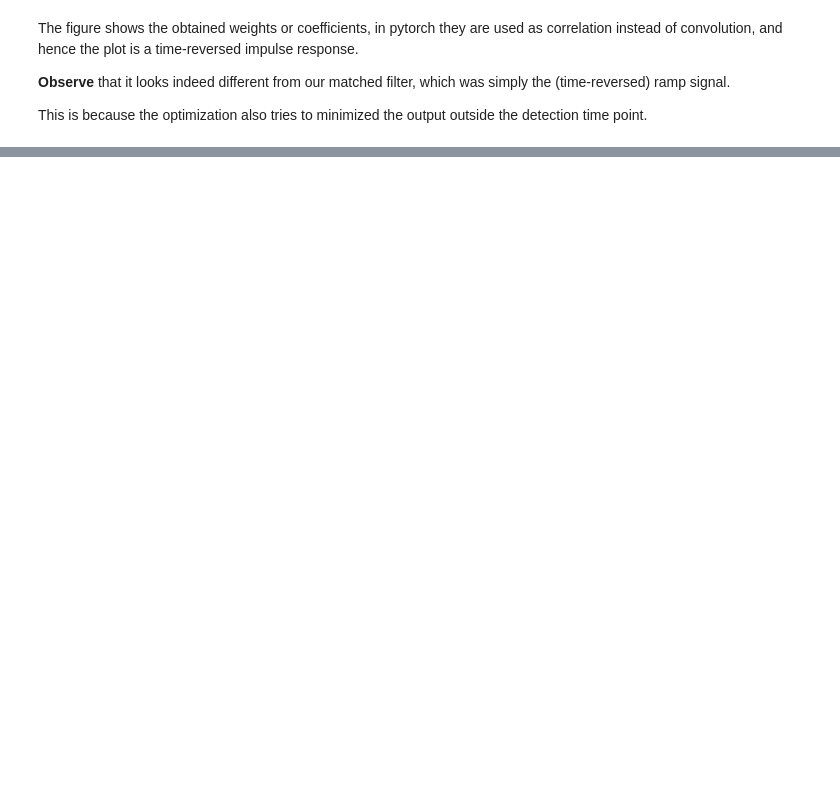
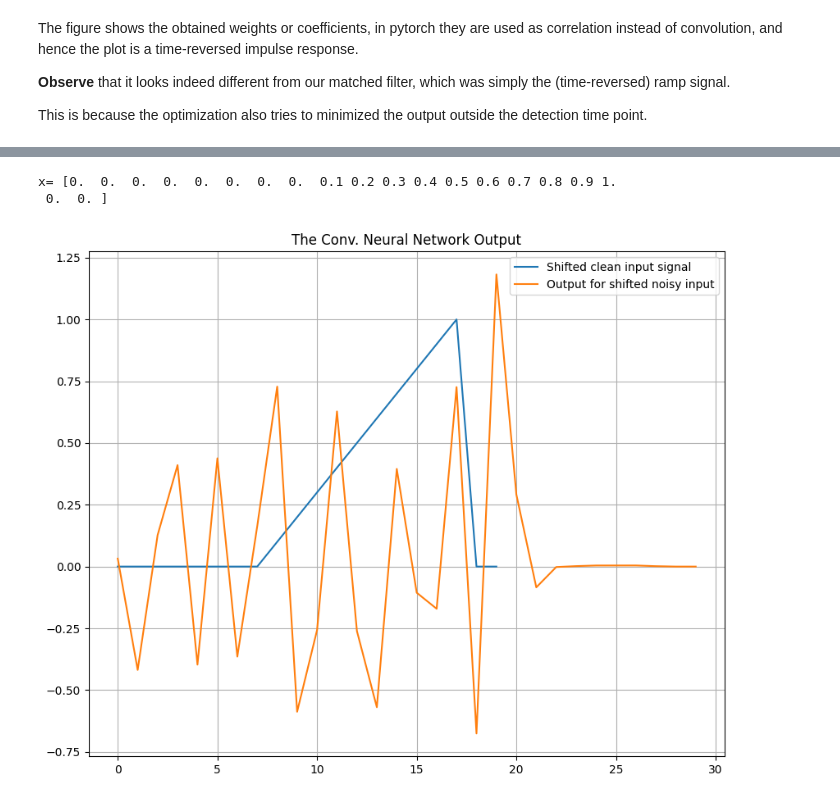
Before and after one commit to TUIlmenauAMS/ADSP_Tutorials, a Jupyter notebook: ADSP_13_Matched_Filters.ipynb, the cells around one changed output, grey strips where cells are left out. Cells and saved outputs as stored; diff of their text form; code cells hidden in the pictures; blank space fills up the shorter version.

```diff
--- a/ADSP_13_Matched_Filters.ipynb
+++ b/ADSP_13_Matched_Filters.ipynb
@@ -410,0 +425,21 @@ Observe the peak at the detection time point is indeed much more narrow than for
+# %%
+#Input signal X, a Ramp function:
+x= np.hstack((np.zeros(7),np.arange(0,1.1,0.1),np.zeros(2)))
+print("x=", x)
+xnoisy=x+np.random.rand(20)-0.5
+Xnoisy=signal2pytorch(xnoisy)
+
+Ydetnoisy=model(Xnoisy)
+Ydetnoisy=Ydetnoisy.data.numpy()
+
+plt.figure(figsize=(10,8))
+#plt.plot(Ydet[0,0,:])
+plt.plot(x)
+plt.plot(Ydetnoisy[0,0,:])
+plt.legend(('Shifted clean input signal', 'Output for shifted noisy input'))
+plt.title('The Conv. Neural Network Output')
+plt.grid()
+# %% [output]
+x= [0.  0.  0.  0.  0.  0.  0.  0.  0.1 0.2 0.3 0.4 0.5 0.6 0.7 0.8 0.9 1.
+ 0.  0. ]
+[figure, added]
```
Also changed, not shown: parts of 7 cells of this notebook.
